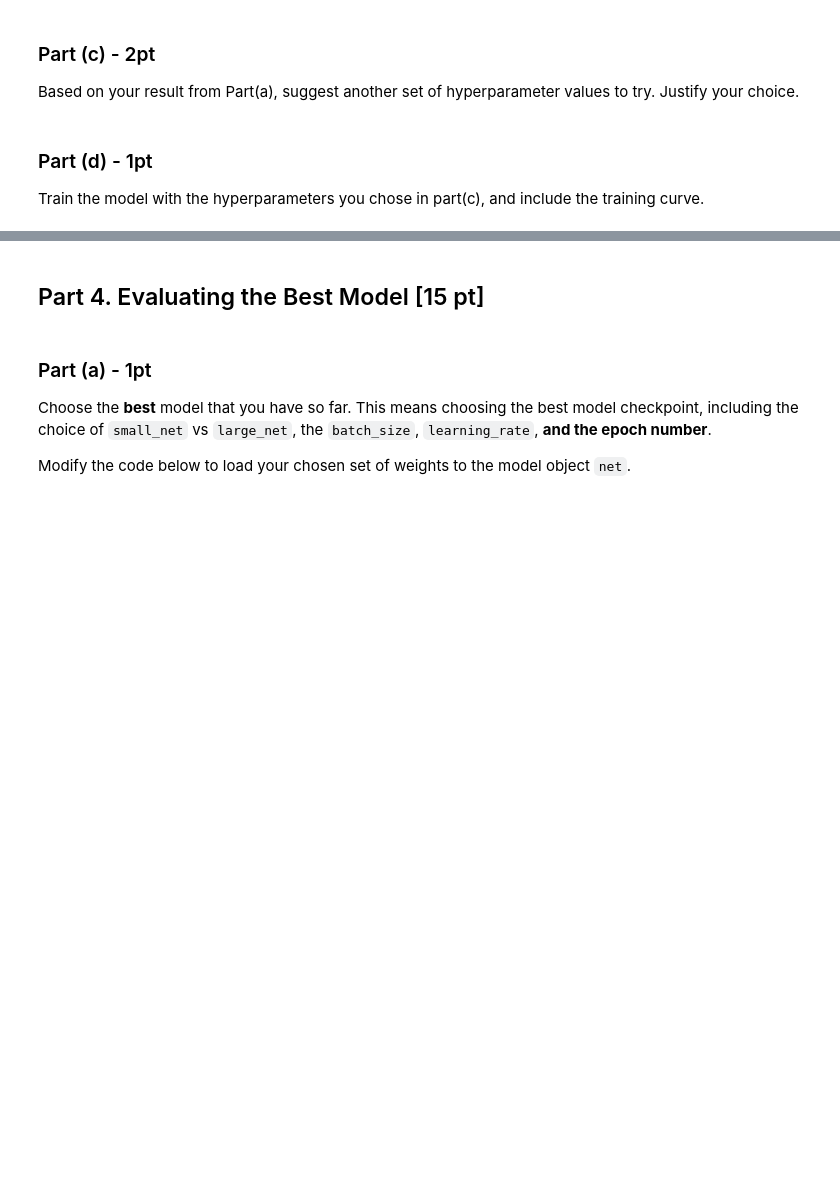
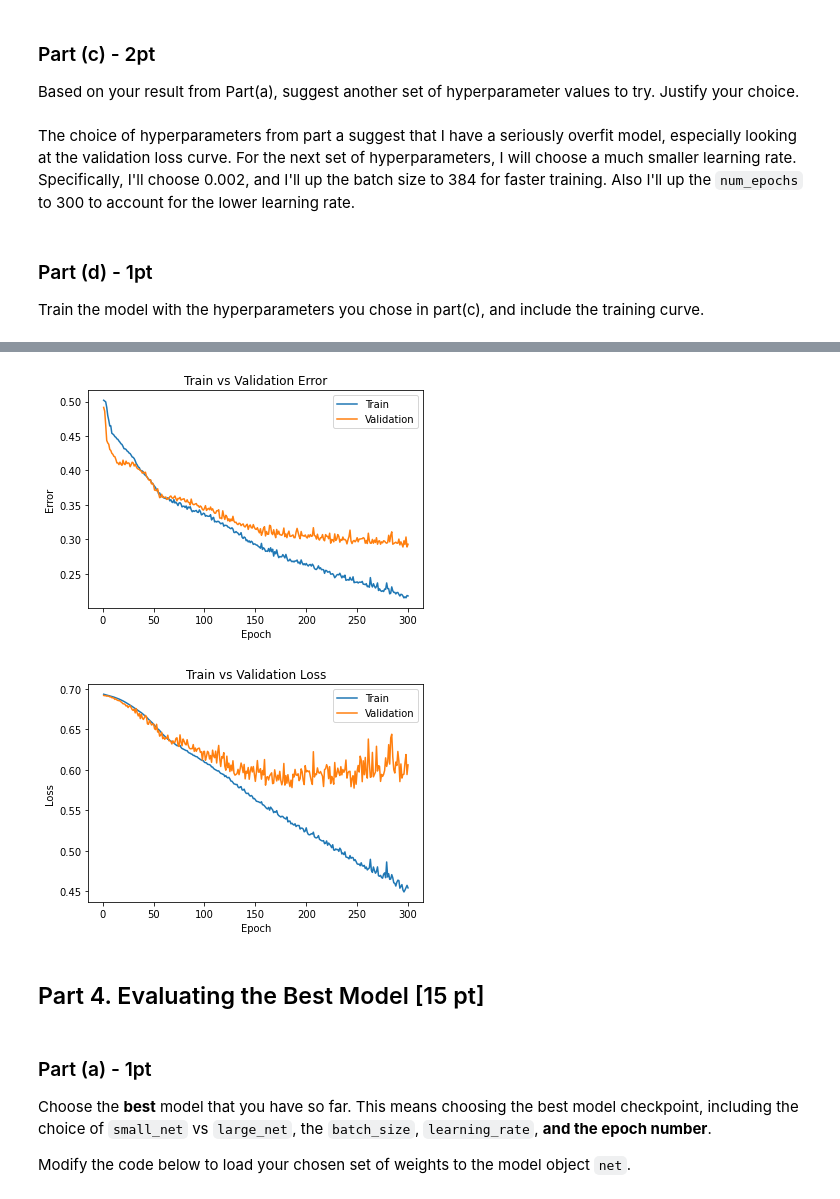
Before and after one commit to GreatArcStudios/APS360, a Jupyter notebook: Lab 2/Lab2 Cats vs Dogs.ipynb, the cells around one changed output, grey strips where cells are left out. Saved outputs shown, nothing was run; the diff lists cells and outputs as text; code cells hidden in the pictures; blank space fills up the shorter version.

Commit message:
Finish everything except for part f

```diff
--- a/Lab 2/Lab2 Cats vs Dogs.ipynb
+++ b/Lab 2/Lab2 Cats vs Dogs.ipynb
@@ -722,7 +737,15 @@ Files already downloaded and verified
 
 Based on your result from Part(a), suggest another set of hyperparameter values to try.
 Justify your choice.
+# %% [markdown]
+The choice of hyperparameters from part a suggest that I have a seriously overfit model, especially looking at the validation loss curve. For the next set of hyperparameters, I will choose a much smaller learning rate. Specifically, I'll choose 0.002, and I'll up the batch size to 384 for faster training. Also I'll up the `num_epochs` to 300 to account for the lower learning rate.
 # %% [markdown]
 ### Part (d) - 1pt
 
 Train the model with the hyperparameters you chose in part(c), and include the training curve.
+# %%
+large_net = LargeNet()
+large_net_custom_1 = train_net(large_net, batch_size=384, learning_rate=0.002, num_epochs=300)
+model_path = get_model_name("large", batch_size=384, learning_rate=0.002, epoch=299)
+plot_training_curve(model_path)
+# %% [output]
@@ -729,3 +769,5 @@ Train the model with the hyperparameters you chose in part(c), and include the t
+[figure, added]
+[figure, added]
 # %% [markdown]
 ## Part 4. Evaluating the Best Model [15 pt]
 # %% [markdown]
```
Also changed, not shown: parts of 10 cells of this notebook.
